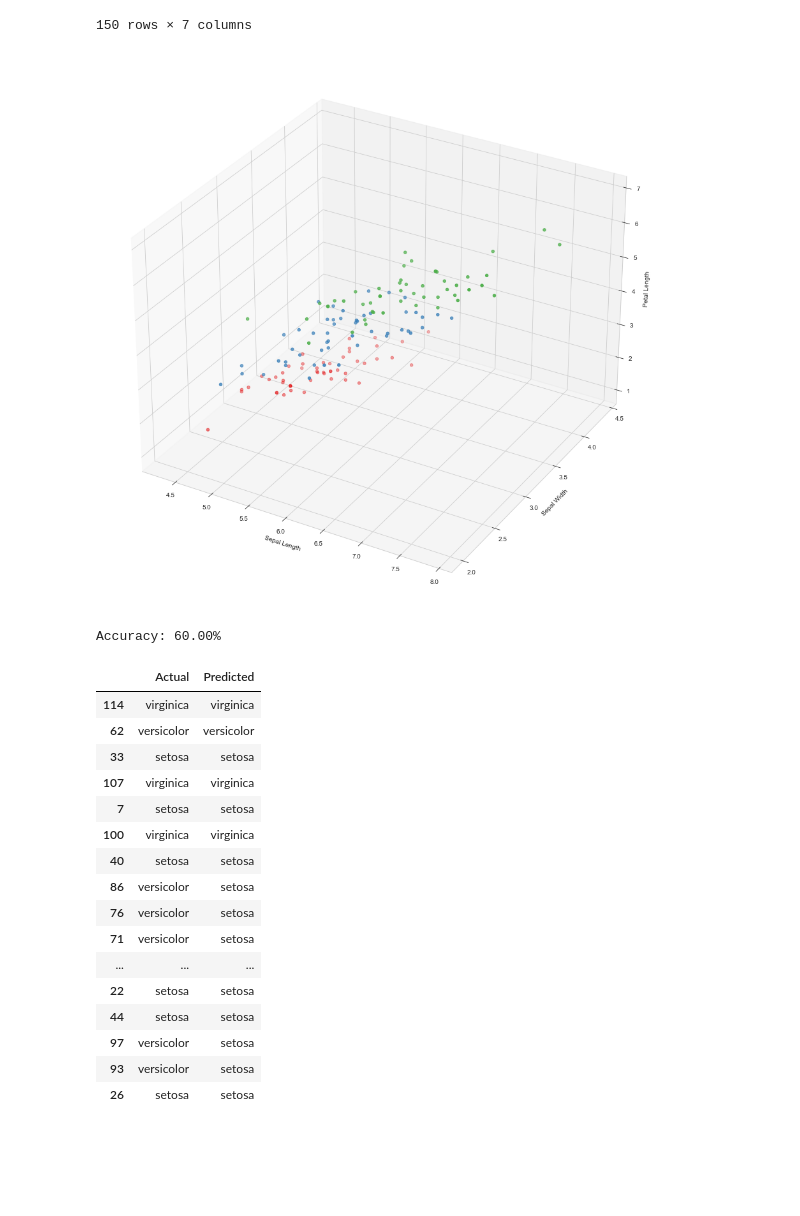
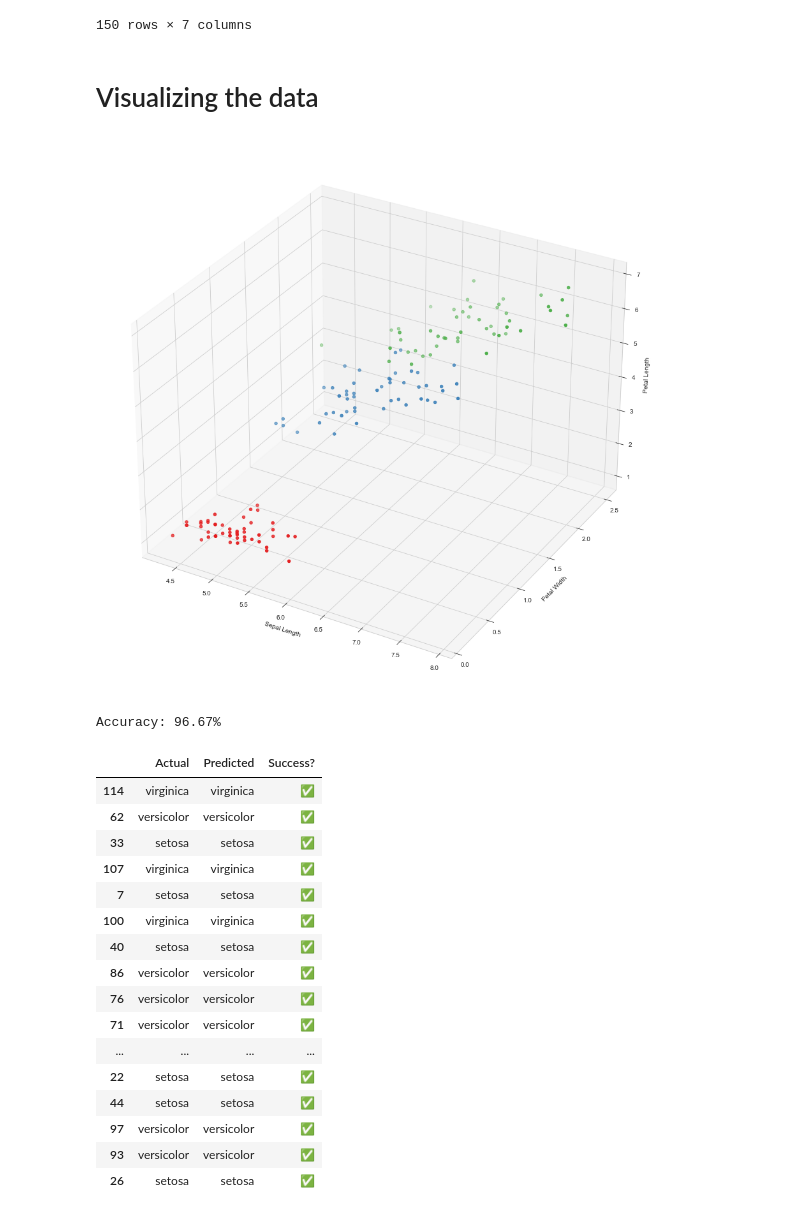
Before and after one commit to rjzak/cmsc-210, a Jupyter notebook: cmsc_291/examples/lecture_25/notebooks/Classification.ipynb, the cells around one changed output. Saved outputs shown, nothing was run; the diff lists cells and outputs as text; code cells hidden in the pictures; blank space fills up the shorter version.

```diff
--- a/cmsc_291/examples/lecture_25/notebooks/Classification.ipynb
+++ b/cmsc_291/examples/lecture_25/notebooks/Classification.ipynb
@@ -33,60 +55,67 @@ iris_dataframe
 | 148 | 6.2 | 3.4 | 5.4 | 2.3 | virginica | 3 | #4daf4a |
 | 149 | 5.9 | 3.0 | 5.1 | 1.8 | virginica | 3 | #4daf4a |
 150 rows × 7 columns
+# %% [markdown]
+# Visualizing the data
 # %%
 from mpl_toolkits.mplot3d import Axes3D
 import matplotlib.pyplot as plt
 
 seaborn.set_style("whitegrid", {'axes.grid' : False})
 fig = plt.figure(figsize=(12,12))
 
 ax = Axes3D(fig)
 
-ax.scatter(iris_dataframe.sepal_length, iris_dataframe.sepal_width, iris_dataframe.petal_length, c=iris_dataframe.plot_color, marker='o')
+ax.scatter(iris_dataframe.sepal_length, iris_dataframe.petal_width, iris_dataframe.petal_length, c=iris_dataframe.plot_color, marker='o')
 ax.set_xlabel('Sepal Length')
-ax.set_ylabel('Sepal Width')
+ax.set_ylabel('Petal Width')
 ax.set_zlabel('Petal Length')
 
 plt.show()
 # %% [output]
-[figure, old version]
+[figure, new version]
 # %%
 from sklearn.naive_bayes import GaussianNB
-from sklearn.tree import DecisionTreeClassifier
-from sklearn.linear_model import SGDClassifier
 from sklearn.model_selection import train_test_split
 
+# Reminder to James: Show what happens when we vary these.
+feature_columns = ["sepal_length", "sepal_width", "petal_length", "petal_width"]
 
-feature_columns = ["sepal_length", "sepal_width", "petal_length", "petal_width"]
+# We do the same things for our features here that we did for linear regression!
 features = iris_dataframe[feature_columns].values.reshape(-1, len(feature_columns))
+
 labels = iris_dataframe["label"]
-# X_train, X_test, y_train, y_test
+
+# Split our data into training and test data.
 features_train, features_test, labels_train, labels_test = train_test_split(features, labels, test_size=0.2, random_state=0)
-#model = GaussianNB(priors = None)
-#model = DecisionTreeClassifier
-model = SGDClassifier()
+
+# This also looks a _lot_ like how we did linear regression.
+model = GaussianNB()
 model.fit(features_train, labels_train)
+
+# Let's see how we did.
 predictions = model.predict(features_test)
 species_map = {1: "setosa", 2: "versicolor", 3: "virginica"}
 accuracy = sum([1.0 if pred == actual else 0.0 for pred, actual in zip(predictions, labels_test)]) / len(predictions) * 100
+results = ["✅" if pred == actual else "" for pred, actual in zip(predictions, labels_test)]
 print(f"Accuracy: {accuracy:.2f}%")
-pandas.DataFrame({'Actual': labels_test, 'Predicted': predictions}).replace(species_map)
+pandas.DataFrame({'Actual': labels_test, 'Predicted': predictions, 'Success?': results}).replace(species_map)
 # %% [output]
-Accuracy: 60.00%
+Accuracy: 96.67%
-|  | Actual | Predicted |
-| 114 | virginica | virginica |
-| 62 | versicolor | versicolor |
-| 33 | setosa | setosa |
-| 107 | virginica | virginica |
-| 7 | setosa | setosa |
-| 100 | virginica | virginica |
-| 40 | setosa | setosa |
-| 86 | versicolor | setosa |
-| 76 | versicolor | setosa |
-| 71 | versicolor | setosa |
-| ... | ... | ... |
-| 22 | setosa | setosa |
-| 44 | setosa | setosa |
-| 97 | versicolor | setosa |
-| 93 | versicolor | setosa |
-| 26 | setosa | setosa |
+|  | Actual | Predicted | Success? |
+| 114 | virginica | virginica | ✅ |
+| 62 | versicolor | versicolor | ✅ |
+| 33 | setosa | setosa | ✅ |
+| 107 | virginica | virginica | ✅ |
+| 7 | setosa | setosa | ✅ |
+| 100 | virginica | virginica | ✅ |
+| 40 | setosa | setosa | ✅ |
+| 86 | versicolor | versicolor | ✅ |
+| 76 | versicolor | versicolor | ✅ |
+| 71 | versicolor | versicolor | ✅ |
+| ... | ... | ... | ... |
+| 22 | setosa | setosa | ✅ |
+| 44 | setosa | setosa | ✅ |
+| 97 | versicolor | versicolor | ✅ |
+| 93 | versicolor | versicolor | ✅ |
+| 26 | setosa | setosa | ✅ |
```
Also changed, not shown: parts of 4 cells of this notebook, 22 other files.
